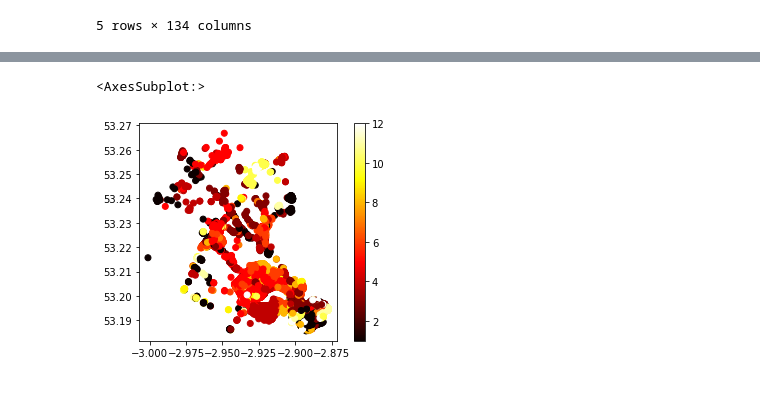
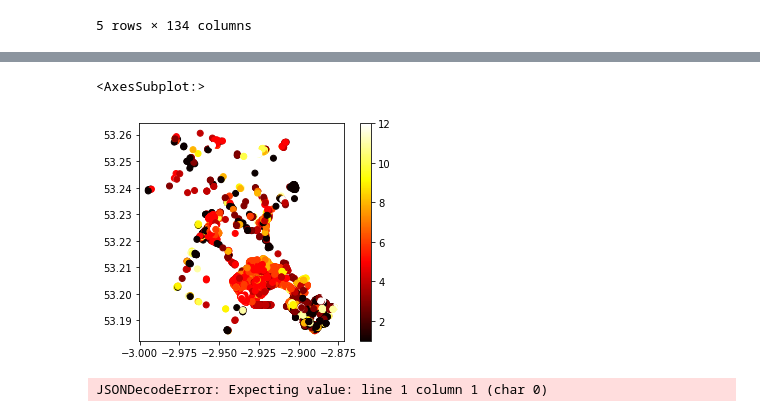
Before and after one commit to spencer84/Chester-Data-Analytics, a Jupyter notebook: Construction Age Band - Visualisation.ipynb, the cells around one changed output, grey strips where cells are left out. Saved outputs shown, nothing was run; the diff lists cells and outputs as text; code cells hidden in the pictures.

Commit message:
Working to import UK GSS shapefile to act as a bounding box

```diff
--- a/Construction Age Band - Visualisation.ipynb
+++ b/Construction Age Band - Visualisation.ipynb
@@ -71,5 +96,7 @@ Name: construction-age-band-estimated, dtype: int64
 # %%
-gdf.plot(column = 'year_val', cmap='hot', legend = True)
+houses = gdf[gdf['property-type']=='House']
+
+houses.plot(column = 'year_val', cmap='hot', legend = True)
 # %% [output]
 <AxesSubplot:>
-[figure, old version]
+[figure, new version]
@@ -75,0 +105,69 @@ gdf.plot(column = 'year_val', cmap='hot', legend = True)
+# %%
+## Retrieve a bounding box from the Local Authority shapefile
+
+# wfs_endpoint = ('https://ons-inspire.esriuk.com/arcgis/services/Administrative_Boundaries'
+#                 '/Local_Authority_Districts_May_2020_Boundaries_UK_BFE/MapServer/WFSServer?')
+
+wfs_endpoint = ('https://ons-inspire.esriuk.com/arcgis/rest/services/Administrative_Boundaries'
+                '/Local_Authority_Districts_December_2009_Boundaries/FeatureServer')
+
+# Define WFS parameters
+service = 'wfs'
+request = 'GetFeature'
+version = '2.0.0'
+typeNames = ('https://geoportal.statistics.gov.uk/datasets/ons::local-authority-districts-december-2009-boundaries?layer=0')
+outputFormat = 'GEOJSON'
+srsName = 'EPSG:4326'
+# Define attribute-based filter using OGC WFS filter encoding specification
+# Filter specifies the Government Statistical Service (GSS) Code for the Chester and West Cheshire local authority district area
+filter = ('<ogc:Filter>'
+              '<ogc:PropertyIsEqualTo>'
+                  '<ogc:PropertyName>lad09cd</ogc:PropertyName>'
+                  '<ogc:Literal>00EW</ogc:Literal>'
+              '</ogc:PropertyIsEqualTo>'
+          '</ogc:Filter>')
+
+# Represent WFS parameters in a dictionary and collapse OGC filter into a single line
+params_wfs = {'service':service,
+              'request':request,
+              'version':version,
+              'typeNames':typeNames,
+              'outputFormat':outputFormat,
+              'srsName':srsName,
+              'filter':filter}
+
+# Make HTTP GET request and raise exception if request was unsuccessful
+# Turn off verification to remove the need to whitelist certificate
+try:
+    r = requests.get(wfs_endpoint, params=params_wfs)
+    r.raise_for_status()
+except requests.exceptions.RequestException as e:
+    print(e)
+
+# Decode JSON payload returned by request
+payload = r.json()
+
+# Define coordinate reference system (CRS) codes
+# WGS 84
+WGS84 = 'epsg:4326'
+# British National Grid
+BNG = 'epsg:27700'
+
+# Transform GeoJSON features into a GeoPandas GeoDataFrame
+gdf_boundary = gpd.GeoDataFrame.from_features(payload['features'], crs=WGS84)
+
+# Obtain polygon centroid point geometry
+boundary_centroid = gdf_boundary['geometry'].centroid
+
+# Obtain x and y coordinates of centroid point geometry
+x = boundary_centroid.x
+y = boundary_centroid.y
+
+# Obtain bounds of polygon geometry
+bounds = gdf_boundary['geometry'][0].bounds
+
+# Define a OGC WFS filter compliant bounding box for the polygon geometry
+# bottom-left y, bottom-left x, top-right y, top-right x
+bbox = str(bounds[1]) + ',' + str(bounds[0]) + ',' + str(bounds[3]) + ',' + str(bounds[2])
+# %% [output]
+JSONDecodeError: Expecting value: line 1 column 1 (char 0)
```
Also changed, not shown: parts of 9 cells of this notebook.
